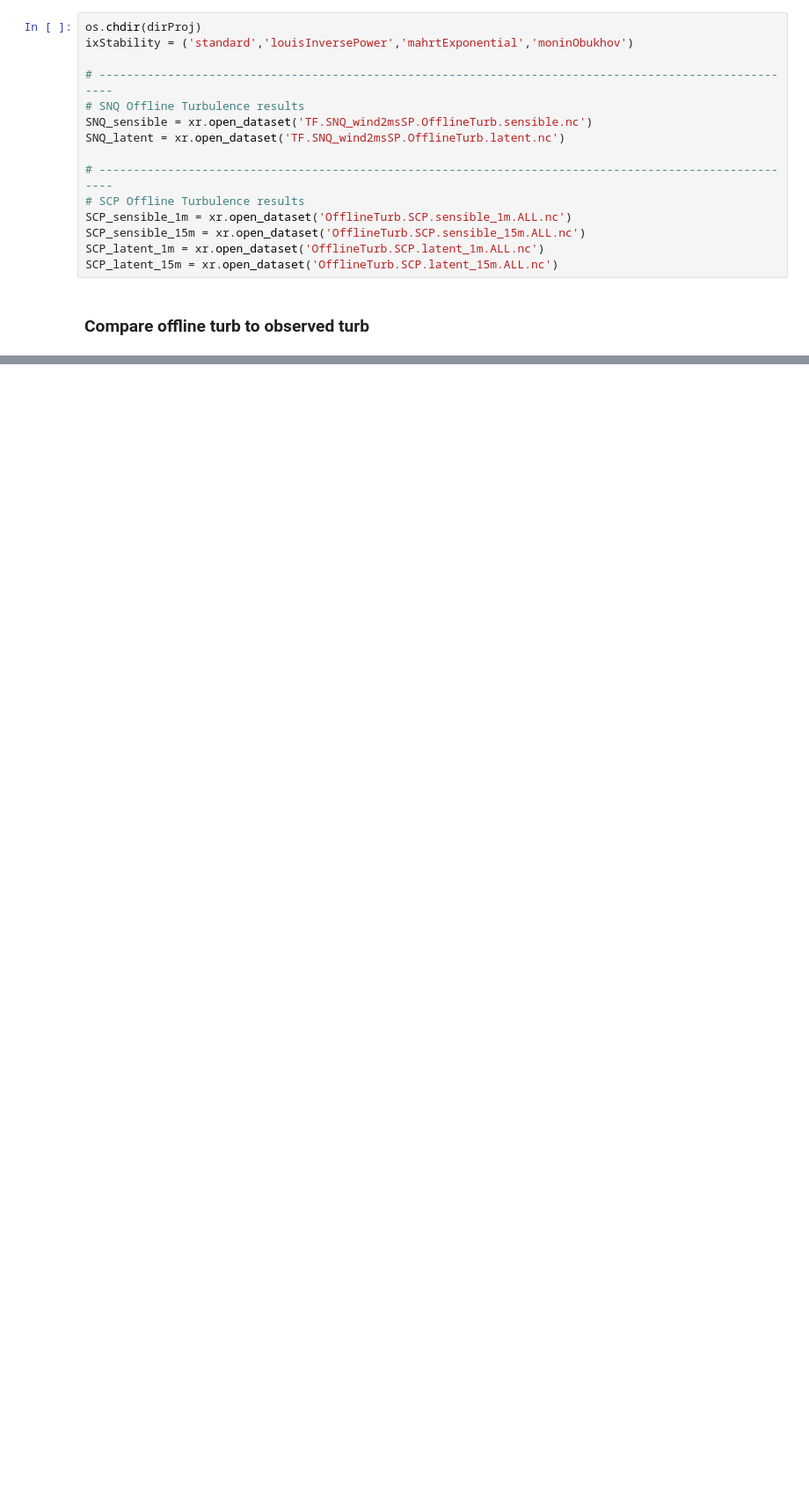
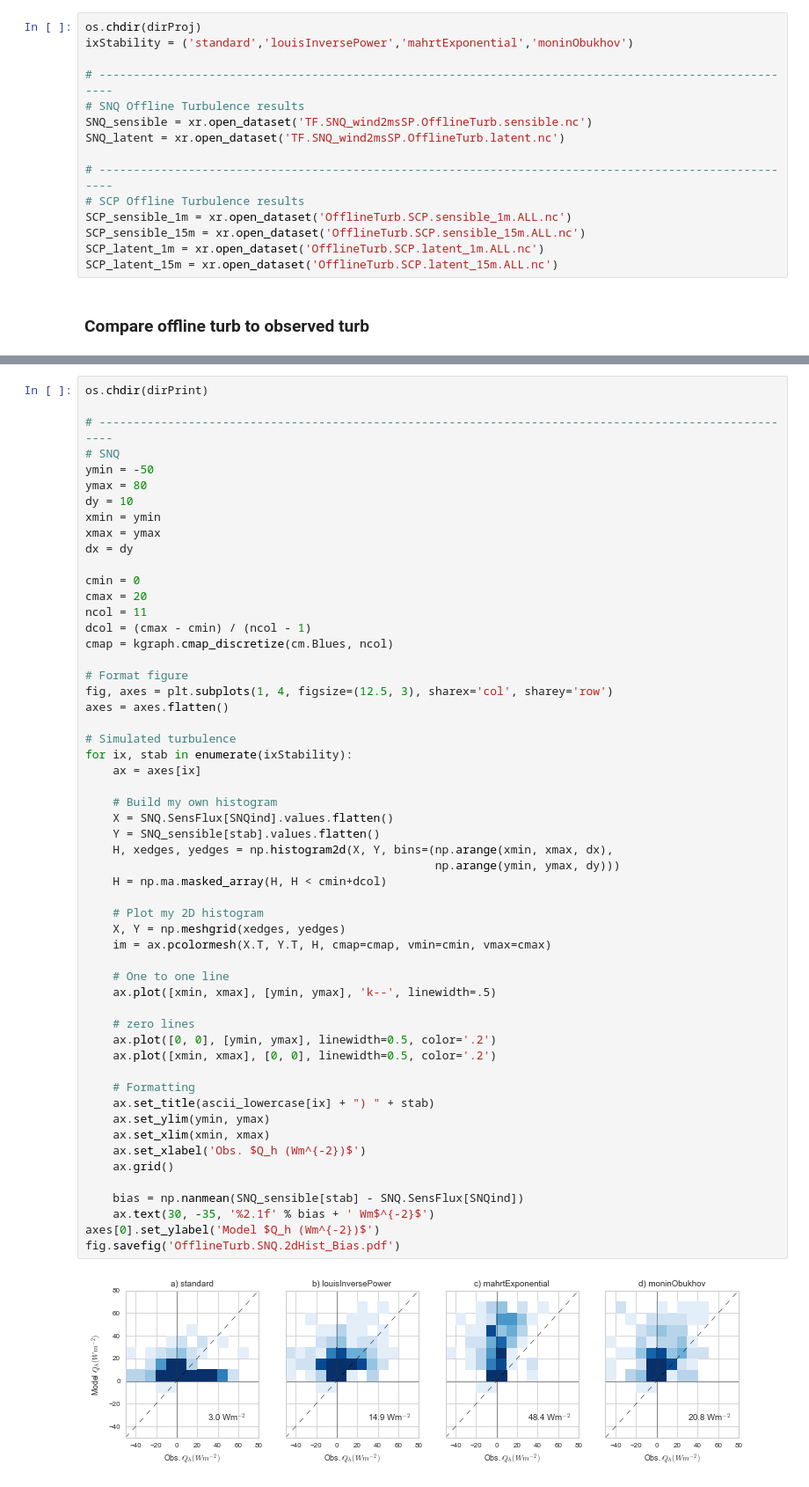
Before and after one commit to klapo/TurbulenceFeedbacks, a Jupyter notebook: TF.OfflineTurb.SCP_SNQ.Bias.ipynb, the cells around one changed output, grey strips where cells are left out. Shown at 88% size. Drawn from its saved outputs; the diff is of its cells as text; blank space fills up the shorter version.

```diff
--- a/TF.OfflineTurb.SCP_SNQ.Bias.ipynb
+++ b/TF.OfflineTurb.SCP_SNQ.Bias.ipynb
@@ -304,0 +270,57 @@ fig.savefig('OfflineTurb.2dHist.Colorbar.pdf', bbox_inches='tight')
+# %%
+os.chdir(dirPrint)
+
+# -------------------------------------------------------------------------------------------------------
+# SNQ
+ymin = -50
+ymax = 80
+dy = 10
+xmin = ymin
+xmax = ymax
+dx = dy
+
+cmin = 0
+cmax = 20
+ncol = 11
+dcol = (cmax - cmin) / (ncol - 1)
+cmap = kgraph.cmap_discretize(cm.Blues, ncol)
+
+# Format figure
+fig, axes = plt.subplots(1, 4, figsize=(12.5, 3), sharex='col', sharey='row')
+axes = axes.flatten()
+
+# Simulated turbulence
+for ix, stab in enumerate(ixStability):
+    ax = axes[ix]
+
+    # Build my own histogram
+    X = SNQ.SensFlux[SNQind].values.flatten()
+    Y = SNQ_sensible[stab].values.flatten()
+    H, xedges, yedges = np.histogram2d(X, Y, bins=(np.arange(xmin, xmax, dx),
+                                                   np.arange(ymin, ymax, dy)))
+    H = np.ma.masked_array(H, H < cmin+dcol)
+
+    # Plot my 2D histogram
+    X, Y = np.meshgrid(xedges, yedges)
+    im = ax.pcolormesh(X.T, Y.T, H, cmap=cmap, vmin=cmin, vmax=cmax)
+
+    # One to one line
+    ax.plot([xmin, xmax], [ymin, ymax], 'k--', linewidth=.5)
+
+    # zero lines
+    ax.plot([0, 0], [ymin, ymax], linewidth=0.5, color='.2')
+    ax.plot([xmin, xmax], [0, 0], linewidth=0.5, color='.2')
+
+    # Formatting
+    ax.set_title(ascii_lowercase[ix] + ") " + stab)
+    ax.set_ylim(ymin, ymax)
+    ax.set_xlim(xmin, xmax)
+    ax.set_xlabel('Obs. $Q_h (Wm^{-2})$')
+    ax.grid()
+
+    bias = np.nanmean(SNQ_sensible[stab] - SNQ.SensFlux[SNQind])
+    ax.text(30, -35, '%2.1f' % bias + ' Wm$^{-2}$')
+axes[0].set_ylabel('Model $Q_h (Wm^{-2})$')
+fig.savefig('OfflineTurb.SNQ.2dHist_Bias.pdf')
+# %% [output]
+[figure, added]
```
Also changed, not shown: parts of 8 cells of this notebook.
